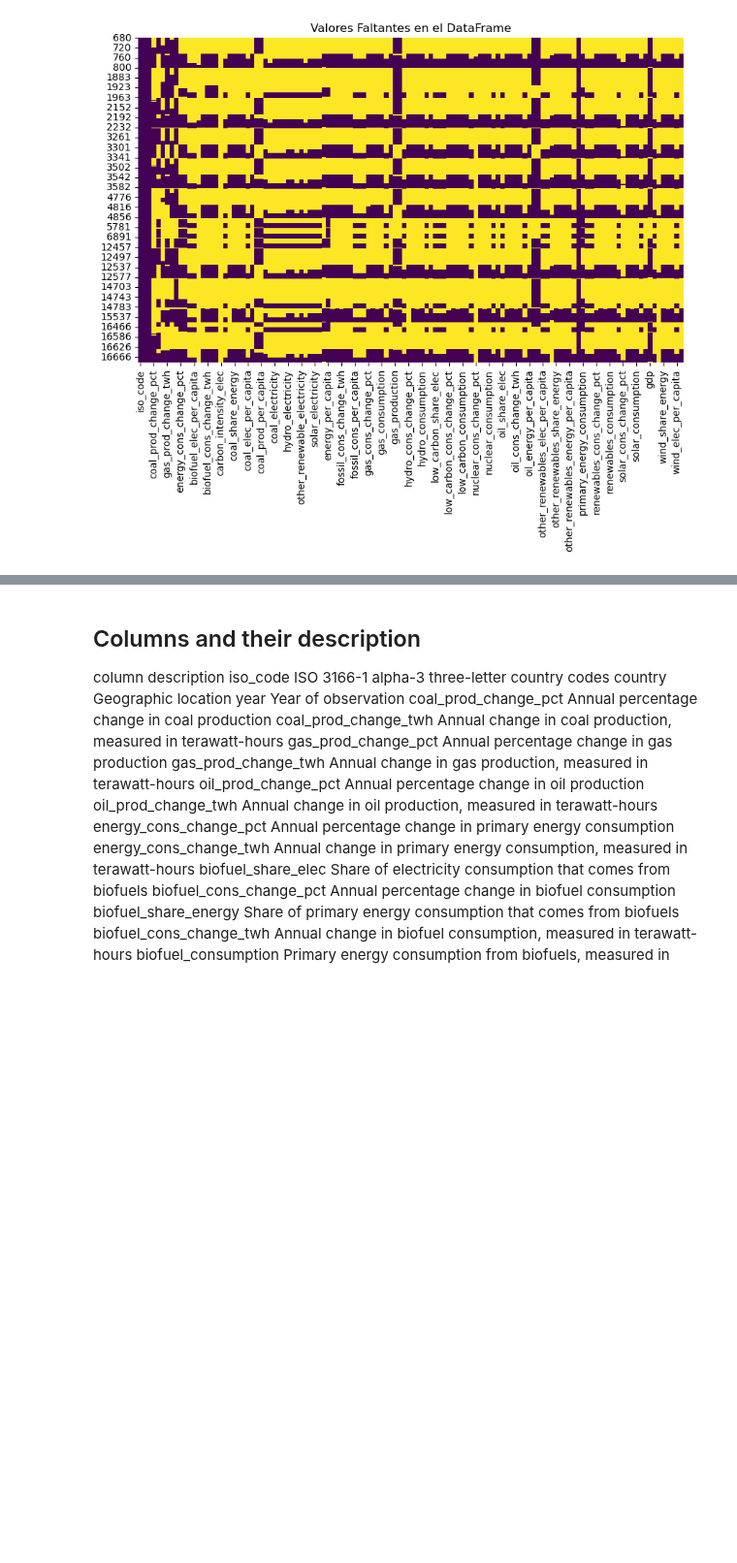
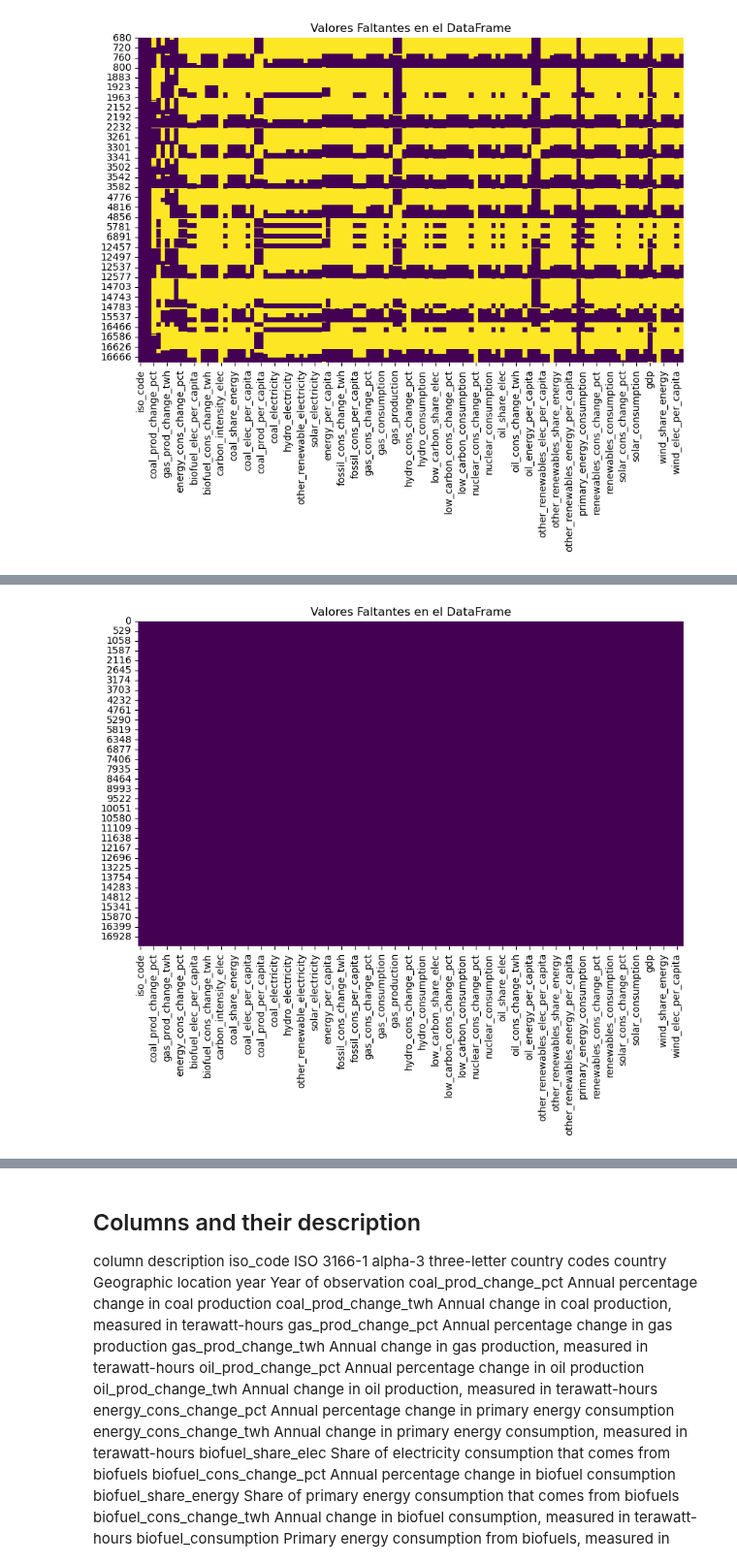
Before and after one commit to L-Ameneiro/EDA-Datasets, a Jupyter notebook: notebooks/consumo_energetico_mundial.ipynb, the cells around one changed output, grey strips where cells are left out. Shown at 97% size. Saved outputs shown, nothing was run; the diff lists cells and outputs as text; code cells hidden in the pictures; blank space fills up the shorter version.

Commit message:
tratamiento de valores nulos

```diff
--- a/notebooks/consumo_energetico_mundial.ipynb
+++ b/notebooks/consumo_energetico_mundial.ipynb
@@ -118,3 +118,10 @@ plt.title('Valores Faltantes en el DataFrame')
 plt.show()
 # %% [output]
 [figure]
+# %%
+# Se realiza el tratamiento de los valores nulos
+nulls = wec.isna().sum()
+for i in nulls.index:
+        if nulls[i] > 0:wec[i].ffill(inplace=True)
+        wec[i].bfill(inplace=True)
+wec.isna().sum()
@@ -120,0 +146,8 @@ plt.show()
+# %%
+#visualización de valores faltantes
+plt.figure(figsize=(10, 6))
+sns.heatmap(wec.isnull(), cmap='viridis', cbar=False)
+plt.title('Valores Faltantes en el DataFrame')
+plt.show()
+# %% [output]
+[figure, added]
```
Also changed, not shown: parts of 3 cells of this notebook.
